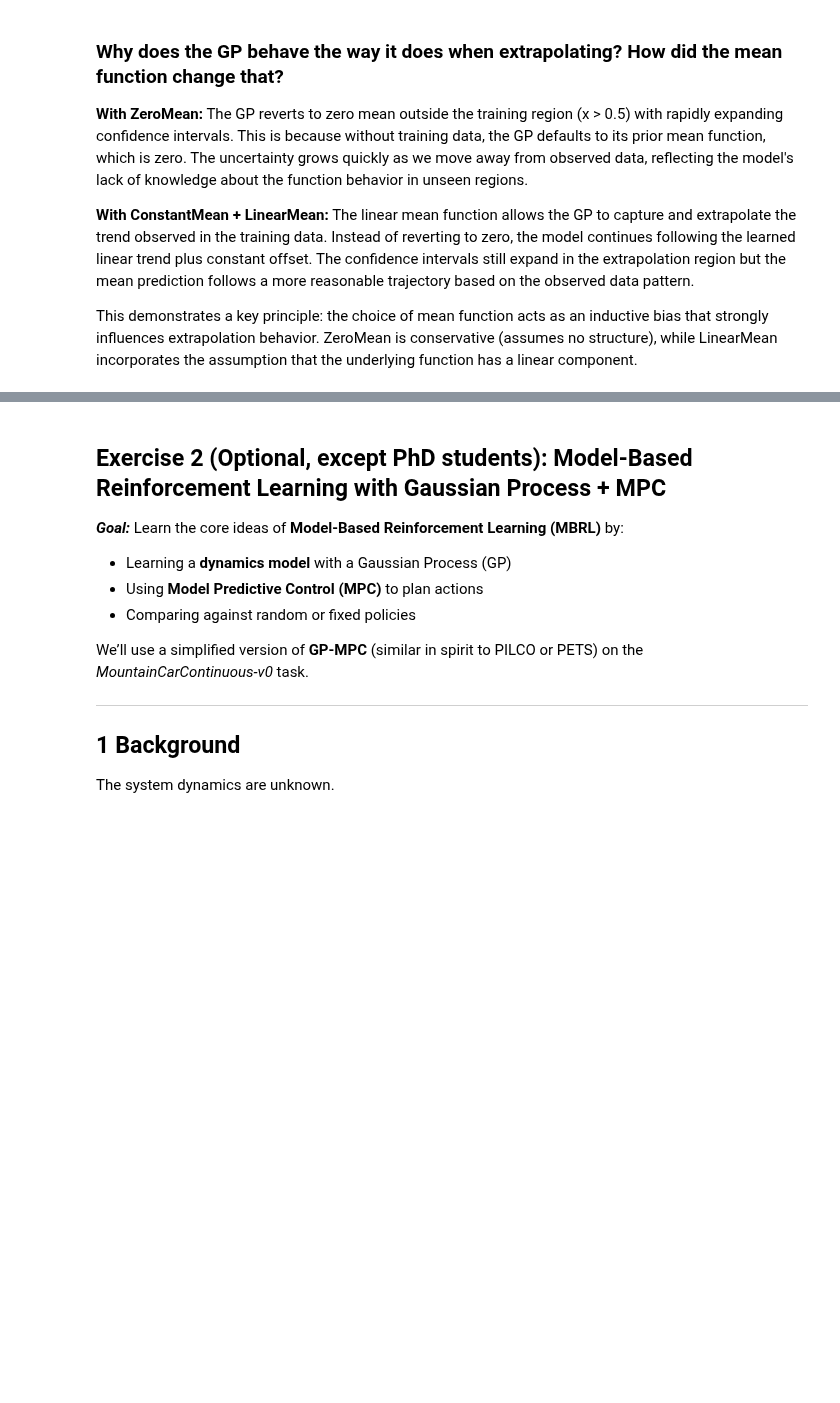
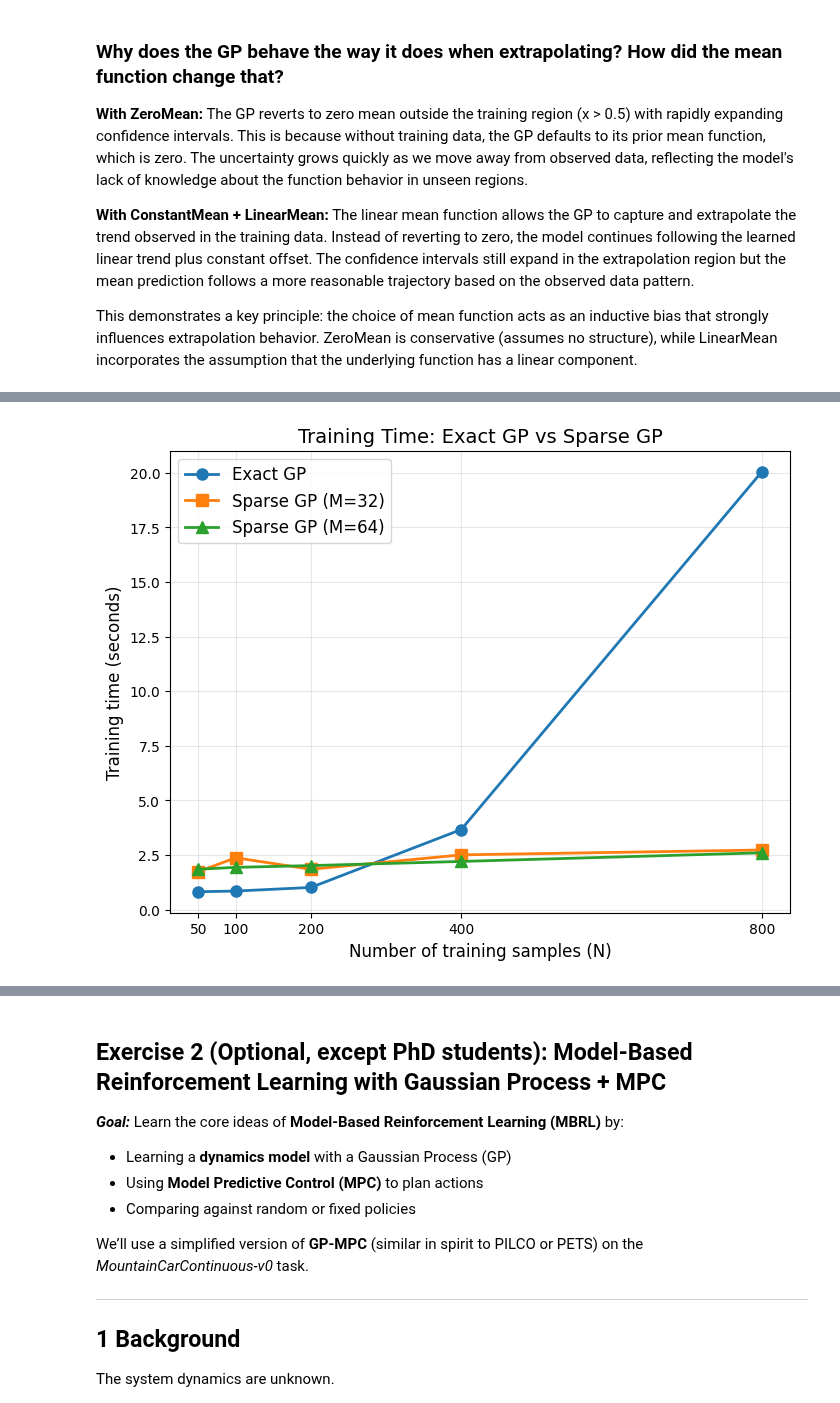
Before and after one commit to ddcreating/RL_code, a Jupyter notebook: lab7_mbrl.ipynb, the cells around one changed output, grey strips where cells are left out. Saved outputs shown, nothing was run; the diff lists cells and outputs as text; code cells hidden in the pictures; blank space fills up the shorter version.

```diff
--- a/lab7_mbrl.ipynb
+++ b/lab7_mbrl.ipynb
@@ -571,0 +652,79 @@ Training time: 11.022 seconds
+# %%
+# Part D - Step 4: Time comparison for different N
+print("\nComparing training times for different sample sizes...")
+
+N_values = [50, 100, 200, 400, 800]
+time_results = {'exact': [], 'sparse_32': [], 'sparse_64': []}
+
+for n in N_values:
+    print(f"\nTesting with N={n} samples...")
+
+    # Generate data
+    Xtr_n, Ytr_n, _, _ = make_data(n=n, noise_std=0.1)
+    Xtr_n = Xtr_n.to(device).unsqueeze(-1) if Xtr_n.dim() == 1 else Xtr_n.to(device)
+    Ytr_n = Ytr_n.to(device)
+
+    # Time Exact GP
+    likelihood = gpytorch.likelihoods.GaussianLikelihood().to(device)
+    model = ExactGPModel(Xtr_n, Ytr_n, likelihood).to(device)
+    model.train()
+    likelihood.train()
+    optimizer = torch.optim.Adam(model.parameters(), lr=0.05)
+    mll = gpytorch.mlls.ExactMarginalLogLikelihood(likelihood, model)
+
+    start_time = time.time()
+    for i in range(200):  # Fewer iterations for timing comparison
+        optimizer.zero_grad()
+        output = model(Xtr_n)
+        loss = -mll(output, Ytr_n)
+        loss.backward()
+        optimizer.step()
+    exact_time = time.time() - start_time
+    time_results['exact'].append(exact_time)
+
+    # Time Sparse GPs
+    for M in [32, 64]:
+        inducing_points = torch.linspace(-1, 1, M).to(device).unsqueeze(-1)
+        sparse_model = SparseGPModel(inducing_points).to(device)
+        likelihood = gpytorch.likelihoods.GaussianLikelihood().to(device)
+
+        sparse_model.train()
+        likelihood.train()
+        optimizer = torch.optim.Adam([
+            {'params': sparse_model.parameters()},
+            {'params': likelihood.parameters()},
+        ], lr=0.1)
+        mll = gpytorch.mlls.VariationalELBO(likelihood, sparse_model, num_data=Xtr_n.size(0))
+
+        start_time = time.time()
+        for i in range(200):  # Same iterations for fair comparison
+            optimizer.zero_grad()
+            output = sparse_model(Xtr_n)
+            loss = -mll(output, Ytr_n)
+            loss.backward()
+            optimizer.step()
+        sparse_time = time.time() - start_time
+        time_results[f'sparse_{M}'].append(sparse_time)
+
+    print(f"N={n}: Exact={exact_time:.3f}s, Sparse32={time_results['sparse_32'][-1]:.3f}s, Sparse64={time_results['sparse_64'][-1]:.3f}s")
+
+# Plot timing results
+plt.figure(figsize=(8, 6))
+plt.plot(N_values, time_results['exact'], 'o-', label='Exact GP', linewidth=2, markersize=8)
+plt.plot(N_values, time_results['sparse_32'], 's-', label='Sparse GP (M=32)', linewidth=2, markersize=8)
+plt.plot(N_values, time_results['sparse_64'], '^-', label='Sparse GP (M=64)', linewidth=2, markersize=8)
+plt.xlabel('Number of training samples (N)', fontsize=12)
+plt.ylabel('Training time (seconds)', fontsize=12)
+plt.title('Training Time: Exact GP vs Sparse GP', fontsize=14)
+plt.legend(fontsize=12)
+plt.grid(True, alpha=0.3)
+plt.xticks(N_values)
+plt.show()
+
+# Print speedup factors
+print("\nSpeedup factors (Exact time / Sparse time):")
+for i, n in enumerate(N_values):
+    speedup_32 = time_results['exact'][i] / time_results['sparse_32'][i]
+    speedup_64 = time_results['exact'][i] / time_results['sparse_64'][i]
+    print(f"N={n}: Sparse32 is {speedup_32:.2f}x faster, Sparse64 is {speedup_64:.2f}x faster")
+# %% [output]
@@ -571,0 +747 @@ Training time: 11.022 seconds
+[figure, added]
```
Also changed, not shown: parts of 4 cells of this notebook.
